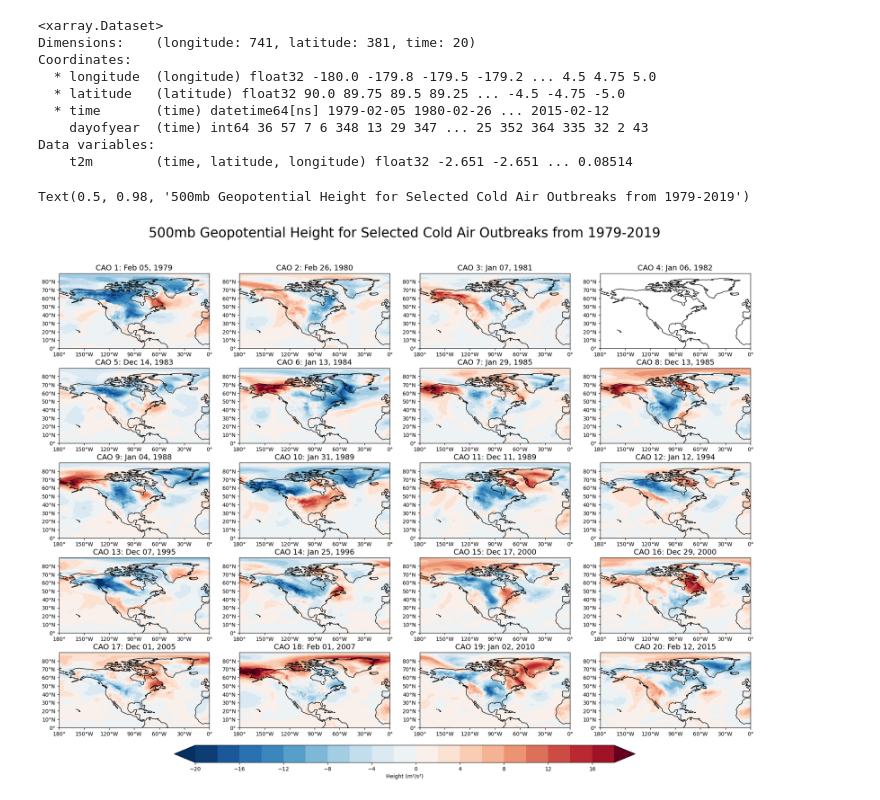
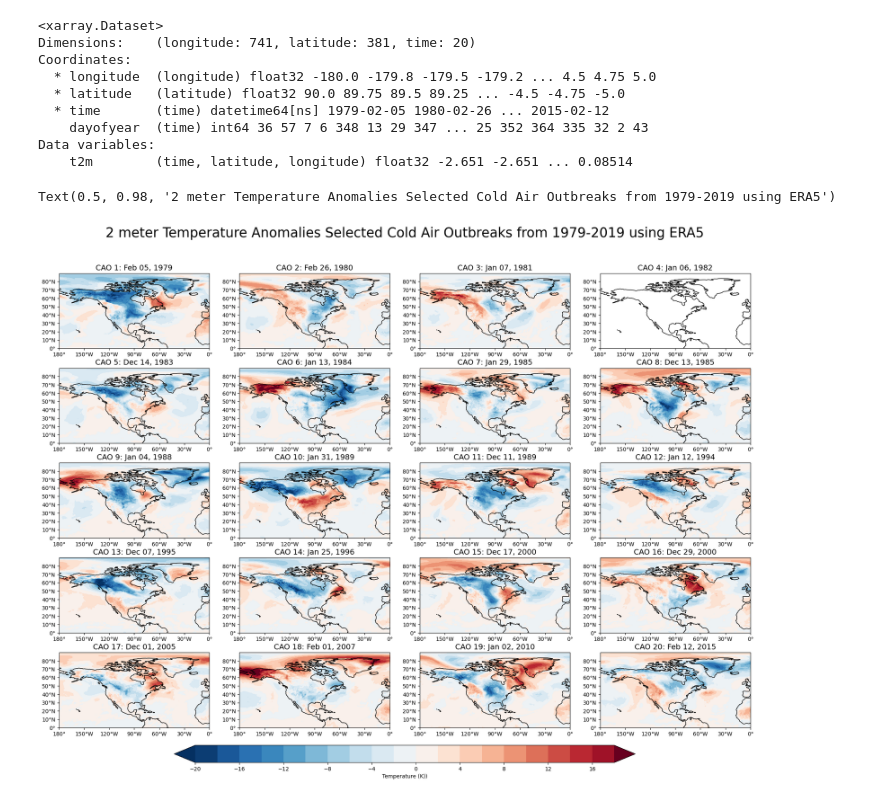
Before and after one commit to kmbarragan/Clim680_FinalProject, a Jupyter notebook: CAO_ERA5_Climatology.ipynb, the cells around one changed output. Drawn from its saved outputs; the diff is of its cells as text; code cells hidden in the pictures.

```diff
--- a/CAO_ERA5_Climatology.ipynb
+++ b/CAO_ERA5_Climatology.ipynb
@@ -317,34 +238,34 @@ for i, time in enumerate(cao_dates_era5['time']):
     # Title each subplot with the name of the model
     formatted_date = time.dt.strftime('%b %d, %Y').values
     axs[i].set_title(f'CAO {i+1}: {formatted_date}', fontsize=14)
 
     #axs[i].set_title(time.values)
     axs[i].set_extent([-180, 0, 90, 0], ccrs.PlateCarree())
 
     # Draw the coastines for each subplot
     axs[i].coastlines()
 
     axs[i].set_xticks(np.arange(-180,181,30), crs=ccrs.PlateCarree())
     lon_formatter = cticker.LongitudeFormatter()
     axs[i].xaxis.set_major_formatter(lon_formatter)
 
     # Define the yticks for latitude
     axs[i].set_yticks(np.arange(0,90,10), crs=ccrs.PlateCarree())
     lat_formatter = cticker.LatitudeFormatter()
     axs[i].yaxis.set_major_formatter(lat_formatter)
 
     axs[i].set_extent([-180, 0, 90, 0], ccrs.PlateCarree())
 
     fig.subplots_adjust( top=0.9, left=0.05, right=0.95,
                     wspace=0.2, hspace=0.25)
 
 #Colorbar(location, how far to bottom, how long,how tall
 cbar_ax = fig.add_axes([0.2, 0.05, 0.6, 0.03])
-cbar=fig.colorbar(cs1, cax=cbar_ax,orientation='horizontal',label='Height (m\u00b2/s\u00b2)')
+cbar=fig.colorbar(cs1, cax=cbar_ax,orientation='horizontal',label='Temperature (K))')
 
 
 
-plt.suptitle('500mb Geopotential Height for Selected Cold Air Outbreaks from 1979-2019', fontsize=25 )
+plt.suptitle('2 meter Temperature Anomalies Selected Cold Air Outbreaks from 1979-2019 using ERA5', fontsize=25 )
 # %% [output]
-Text(0.5, 0.98, '500mb Geopotential Height for Selected Cold Air Outbreaks from 1979-2019')
+Text(0.5, 0.98, '2 meter Temperature Anomalies Selected Cold Air Outbreaks from 1979-2019 using ERA5')
-[figure, old version]
+[figure, new version]
```
Also changed, not shown: parts of 8 cells of this notebook.
